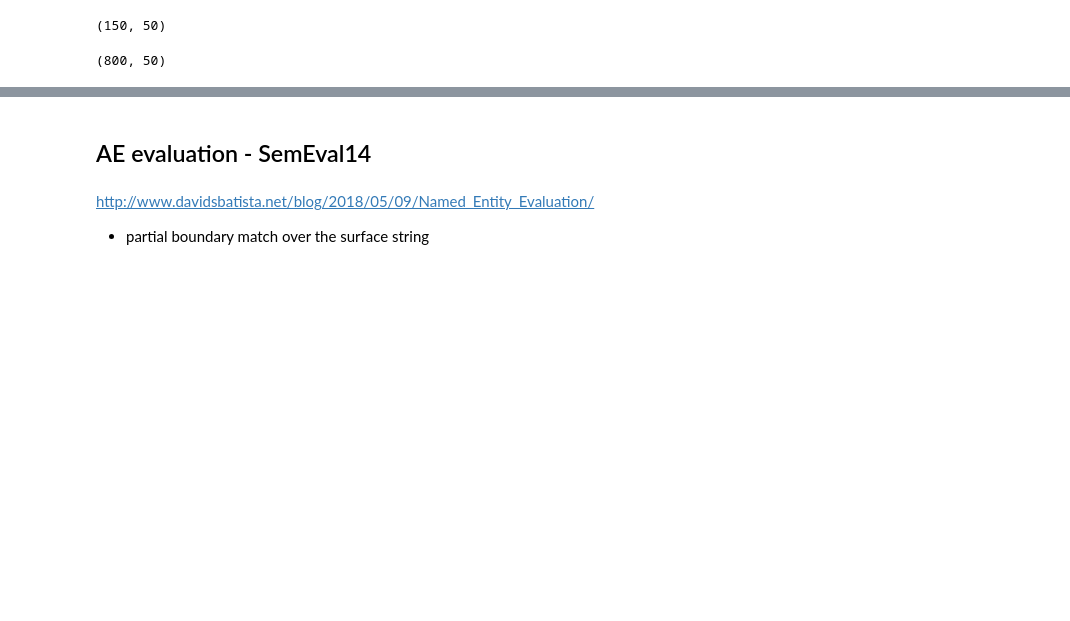
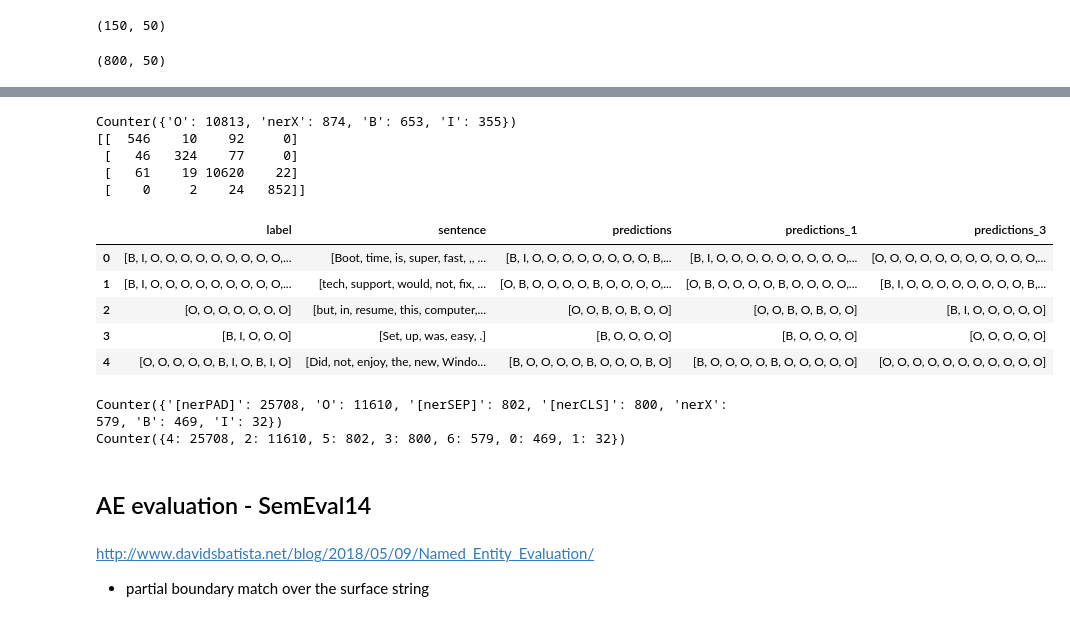
Before and after one commit to janehung04/w266-final, a Jupyter notebook: src/run-model.ipynb, the cells around one changed output, grey strips where cells are left out. Drawn from its saved outputs; the diff is of its cells as text; code cells hidden in the pictures; blank space fills up the shorter version.

```diff
--- a/src/run-model.ipynb
+++ b/src/run-model.ipynb
@@ -750,0 +771,5 @@ result = model.predict(
+# %%
+# build a dataframe that we can index
+nerClassDict = nerClasses[['tag','cat']].drop_duplicates().sort_values('cat')
+nerClassDict = list(nerClassDict.tag.values.tolist())
+nerClassDict
@@ -750,0 +805,7 @@ result = model.predict(
+# %%
+format_label = []
+for sample in nerLabels_test:
+    format_label.append([nerClassDict[label] for label in sample])
+
+len(format_label)
+format_label[0]
@@ -751,3 +831,70 @@ result = model.predict(
+# %%
+predictions_flat = [pred for preds in format_result for pred in preds]
+labels_flat = [label for labels in format_label for label in labels]
+
+clean_preds = []
+clean_labels = []
+
+for pred, label in zip(predictions_flat, labels_flat):
+    if label in ['O','B','I','nerX']:
+        clean_preds.append(pred)
+        clean_labels.append(label)
+print(Counter(clean_preds))
+print(confusion_matrix(clean_labels,clean_preds))
+# %% [output]
+Counter({'O': 10813, 'nerX': 874, 'B': 653, 'I': 355})
+[[  546    10    92     0]
+ [   46   324    77     0]
+ [   61    19 10620    22]
+ [    0     2    24   852]]
+# %%
+# add the nerX back to either IOB. Remove padding, class, and sep tokens
+def clean_IOB_result(sample):
+    clean = []
+    for ind,label in enumerate(sample):
+        # if label in ['I','O','B']:
+        #     clean.append(label)
+        # elif label == 'nerX':
+        #     clean.append(sample[ind-1])
+        if label == 'O':
+          clean.append(label)
+        elif label == 'B':
+          if (ind!=0) & (sample[ind-1] == 'B'): clean.append('I')
+          elif (ind!=0) & (sample[ind-1] == 'I'): clean.append('I')
+          else: clean.append(label)
+        elif label == 'I':
+          if (ind==0): clean.append('B')
+          else: clean.append(label)
+        elif label == 'nerX':
+            clean.append(sample[ind-1])
+    return(clean)
+# %%
+ae_laptop_test_df['predictions_3'] = [clean_IOB_result(sample) for sample in format_result]
+# chop off any predictions that are longer than the sentence because it's not picking up the padding and class tokens
+sentence_len = ae_laptop_test_df['sentence'].apply(len)
+ae_laptop_test_df['predictions_3'] = [sample[:sentence_len[ind]] for ind,sample in enumerate(ae_laptop_test_df['predictions_3'])]
+# fill in any missing tokens at the end with "O"
+for idx in range(ae_laptop_test_df.shape[0]):
+  pred = ae_laptop_test_df.iloc[idx]['predictions_3']
+  sentence = ae_laptop_test_df.iloc[idx]['sentence']
+  if len(pred) < len(sentence ):
+    pred.extend(['O'] * (len(sentence) - len(pred)))
+ae_laptop_test_df.head()
+# %% [output]
+|  | label | sentence | predictions | predictions_1 | predictions_3 |
+| 0 | [B, I, O, O, O, O, O, O, O, O, O,... | [Boot, time, is, super, fast, ,, ... | [B, I, O, O, O, O, O, O, O, O, B,... | [B, I, O, O, O, O, O, O, O, O, O,... | [O, O, O, O, O, O, O, O, O, O, O,... |
+| 1 | [B, I, O, O, O, O, O, O, O, O, O,... | [tech, support, would, not, fix, ... | [O, B, O, O, O, O, B, O, O, O, O,... | [O, B, O, O, O, O, B, O, O, O, O,... | [B, I, O, O, O, O, O, O, O, O, B,... |
+| 2 | [O, O, O, O, O, O, O] | [but, in, resume, this, computer,... | [O, O, B, O, B, O, O] | [O, O, B, O, B, O, O] | [B, I, O, O, O, O, O] |
+| 3 | [B, I, O, O, O] | [Set, up, was, easy, .] | [B, O, O, O, O] | [B, O, O, O, O] | [O, O, O, O, O] |
+| 4 | [O, O, O, O, O, B, I, O, B, I, O] | [Did, not, enjoy, the, new, Windo... | [B, O, O, O, O, B, O, O, O, B, O] | [B, O, O, O, O, B, O, O, O, O, O] | [O, O, O, O, O, O, O, O, O, O, O] |
+# %%
+results_flatten = [token for result in format_result for token in result]
+print(Counter(results_flatten))
+unf_results_flatten = [token for result in np.argmax(result, axis=2) for token in result]
+print(Counter(unf_results_flatten))
+# %% [output]
+Counter({'[nerPAD]': 25708, 'O': 11610, '[nerSEP]': 802, '[nerCLS]': 800, 'nerX': 579, 'B': 469, 'I': 32})
+Counter({4: 25708, 2: 11610, 5: 802, 3: 800, 6: 579, 0: 469, 1: 32})
 # %% [markdown]
 ## AE evaluation - SemEval14
 # %% [markdown]
```
Also changed, not shown: parts of 27 cells of this notebook.
